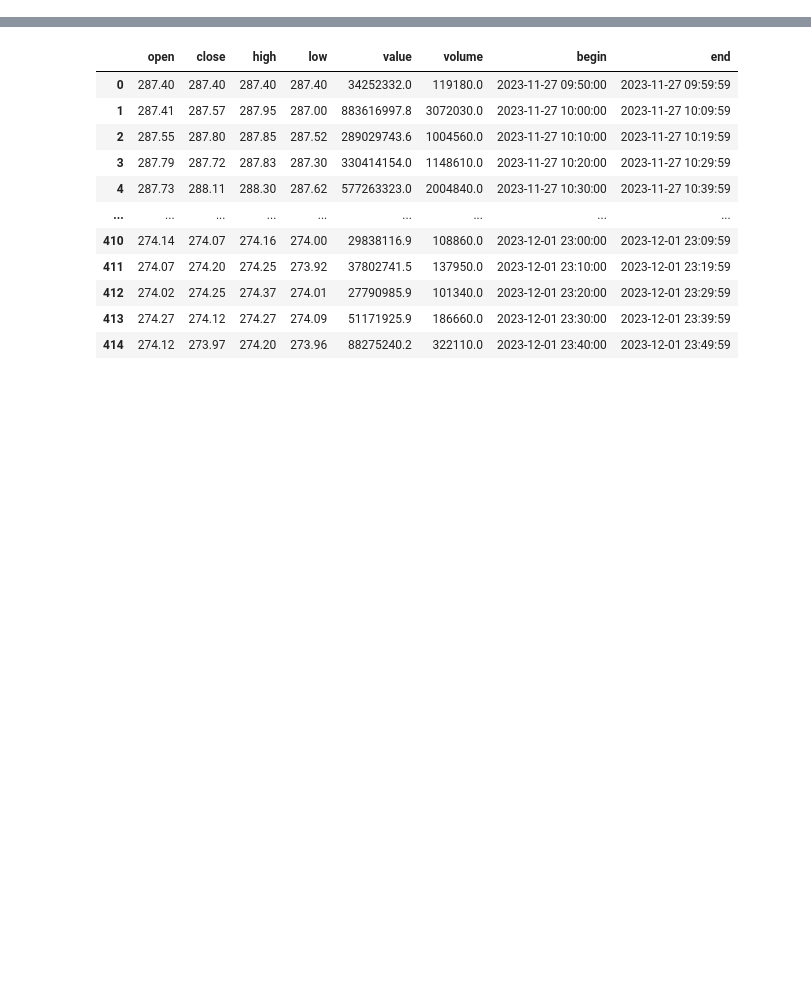
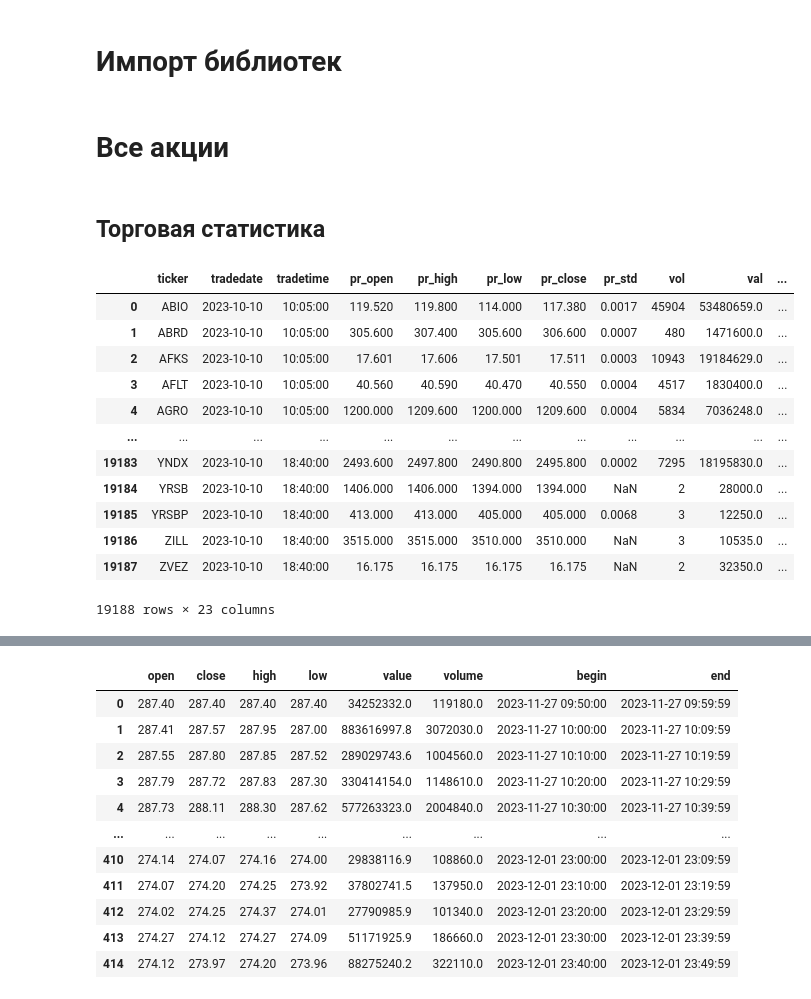
Before and after one commit to slivka83/algopack_simple_bot, a Jupyter notebook: notebooks/EDA.ipynb, the cells around one changed output, grey strips where cells are left out. Drawn from its saved outputs; the diff is of its cells as text; code cells hidden in the pictures; blank space fills up the shorter version.

```diff
--- a/notebooks/EDA.ipynb
+++ b/notebooks/EDA.ipynb
@@ -1,2 +1,4 @@
+# %% [markdown]
+# Импорт библиотек
 # %%
 from moexalgo import Market, Ticker
@@ -2,0 +10,2 @@ from moexalgo import Market, Ticker
+# %% [markdown]
+# Все акции
@@ -3,6 +15,20 @@ from moexalgo import Market, Ticker
+# %% [markdown]
+## Торговая статистика
 # %%
-# Акции SBER
-sber = Ticker('SBER')
-
-# Все акции
-stocks = Market('stocks')
+# Данные по всем акциям за дату. Чтобы получить данные за период, нужно запустить цикл по датам
+trd_df = stocks.tradestats(date='2023-10-10')
+trd_df
+# %% [output]
+|  | ticker | tradedate | tradetime | pr_open | pr_high | pr_low | pr_close | pr_std | vol | val | ... |
+| 0 | ABIO | 2023-10-10 | 10:05:00 | 119.520 | 119.800 | 114.000 | 117.380 | 0.0017 | 45904 | 53480659.0 | ... |
+| 1 | ABRD | 2023-10-10 | 10:05:00 | 305.600 | 307.400 | 305.600 | 306.600 | 0.0007 | 480 | 1471600.0 | ... |
+| 2 | AFKS | 2023-10-10 | 10:05:00 | 17.601 | 17.606 | 17.501 | 17.511 | 0.0003 | 10943 | 19184629.0 | ... |
+| 3 | AFLT | 2023-10-10 | 10:05:00 | 40.560 | 40.590 | 40.470 | 40.550 | 0.0004 | 4517 | 1830400.0 | ... |
+| 4 | AGRO | 2023-10-10 | 10:05:00 | 1200.000 | 1209.600 | 1200.000 | 1209.600 | 0.0004 | 5834 | 7036248.0 | ... |
+| ... | ... | ... | ... | ... | ... | ... | ... | ... | ... | ... | ... |
+| 19183 | YNDX | 2023-10-10 | 18:40:00 | 2493.600 | 2497.800 | 2490.800 | 2495.800 | 0.0002 | 7295 | 18195830.0 | ... |
+| 19184 | YRSB | 2023-10-10 | 18:40:00 | 1406.000 | 1406.000 | 1394.000 | 1394.000 | NaN | 2 | 28000.0 | ... |
+| 19185 | YRSBP | 2023-10-10 | 18:40:00 | 413.000 | 413.000 | 405.000 | 405.000 | 0.0068 | 3 | 12250.0 | ... |
+| 19186 | ZILL | 2023-10-10 | 18:40:00 | 3515.000 | 3515.000 | 3510.000 | 3510.000 | NaN | 3 | 10535.0 | ... |
+| 19187 | ZVEZ | 2023-10-10 | 18:40:00 | 16.175 | 16.175 | 16.175 | 16.175 | NaN | 2 | 32350.0 | ... |
+19188 rows × 23 columns
```
Also changed, not shown: parts of 27 cells of this notebook, 3 other files.
